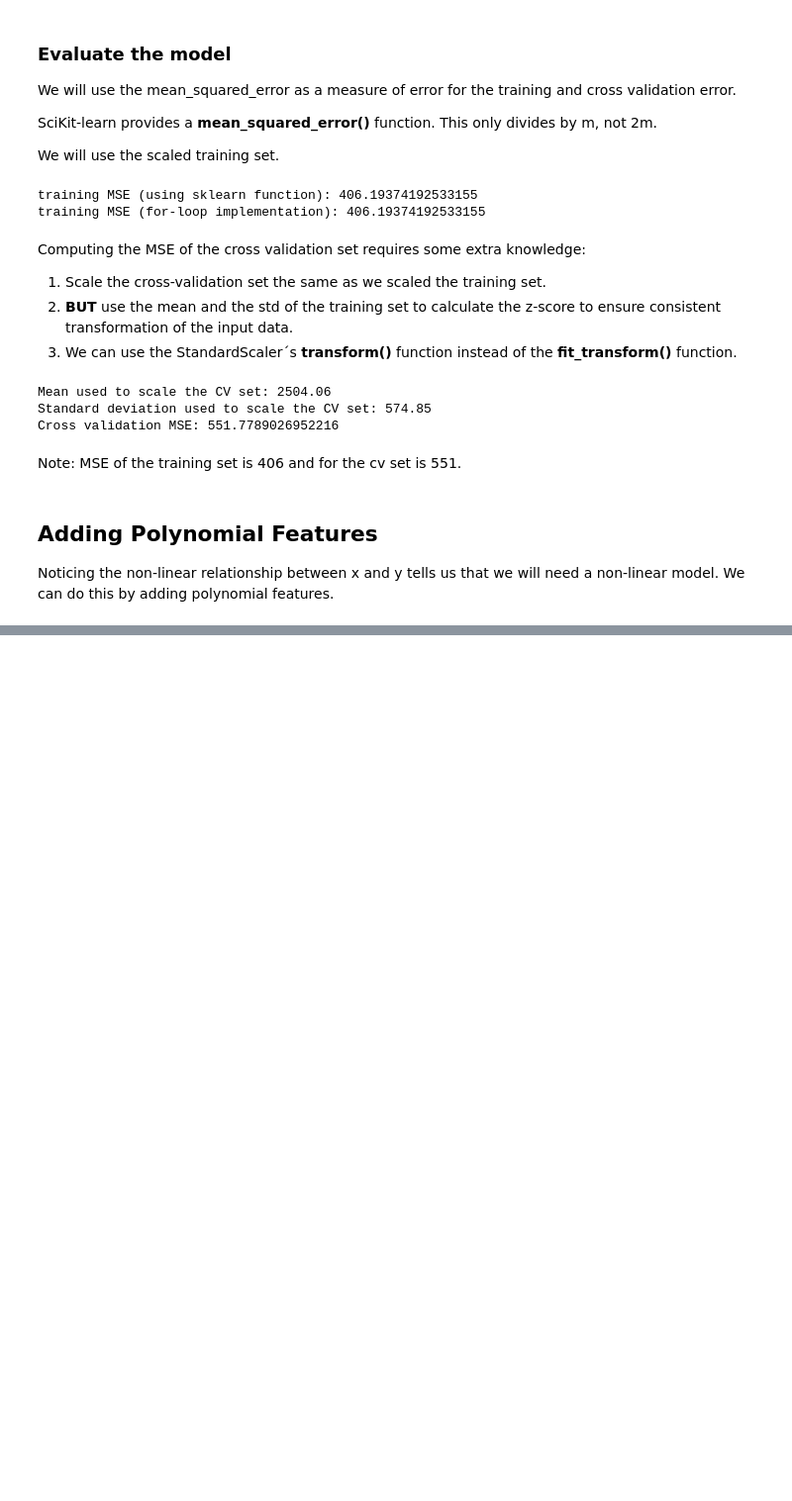
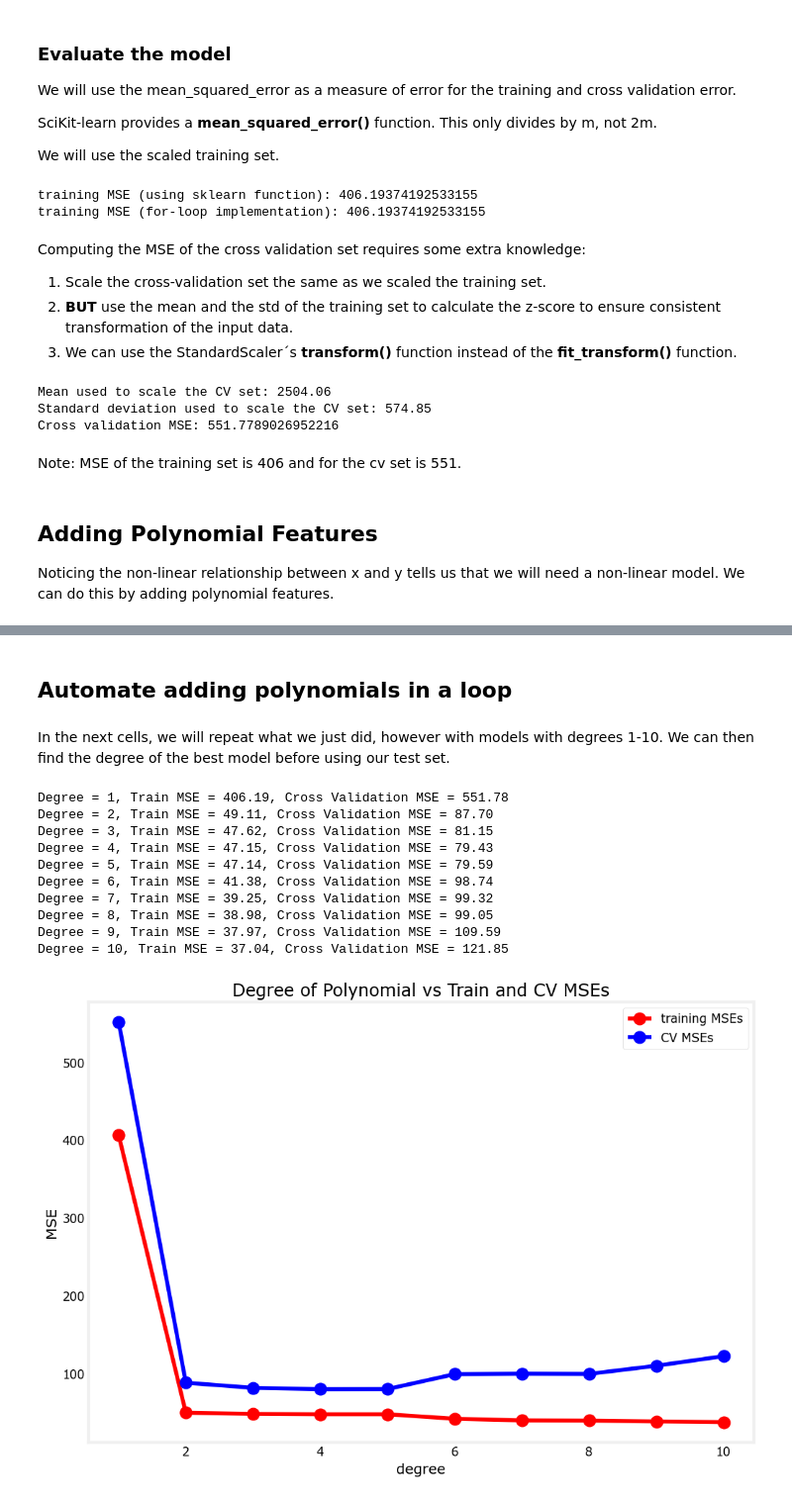
Before and after one commit to charlotteprobstel/Advanced-Learning-Algorithms, a Jupyter notebook: Week 3/Lab 8 - Model Evaluation and Selection.ipynb, the cells around one changed output, grey strips where cells are left out. Shown at 99% size. Saved outputs shown, nothing was run; the diff lists cells and outputs as text; code cells hidden in the pictures; blank space fills up the shorter version.

```diff
--- a/Week 3/Lab 8 - Model Evaluation and Selection.ipynb
+++ b/Week 3/Lab 8 - Model Evaluation and Selection.ipynb
@@ -189,0 +222,18 @@ Noticing the non-linear relationship between x and y tells us that we will need
+# %%
+# Train Model
+model = LinearRegression()
+model.fit(X_train_mapped_scaled, y_train)
+
+# Compute the training MSE
+yhat = model.predict(X_train_mapped_scaled)
+print(f"Training MSE: {mean_squared_error(y_train, yhat) / 2}")
+
+# Add the polynomial features to the cross validation set
+X_cv_mapped = poly.transform(x_cv)
+
+# Scale the cross validation set using the mean, std of the training set
+X_cv_mapped_scaled = scaler_poly.transform(X_cv_mapped)
+
+# Compute the cv MSE
+yhat = model.predict(X_cv_mapped_scaled)
+print(f"Cross validation MSE: {mean_squared_error(y_cv, yhat) / 2}")
@@ -189,0 +245,61 @@ Noticing the non-linear relationship between x and y tells us that we will need
+# %% [markdown]
+## Automate adding polynomials in a loop
+# %% [markdown]
+In the next cells, we will repeat what we just did, however with models with degrees 1-10. We can then find the degree of the best model before using our test set.
+# %%
+# Initiaise lists to save errors, models, feature transforms
+train_mses = []
+cv_mses = []
+models = []
+polys = []
+scalers = []
+
+# Loop 10 times, adding one degree higher than the previous model
+for degree in range(1,11):
+
+    # Add polynomial feature to the training set
+    poly = PolynomialFeatures(degree, include_bias = False)
+    X_train_mapped = poly.fit_transform(x_train)              # fit the model
+    polys.append(poly)                                        # store poly
+
+    # Scale the training set
+    scaler_poly = StandardScaler()
+    X_train_mapped_scaled = scaler_poly.fit_transform(X_train_mapped)
+    scalers.append(scaler_poly)
+
+    # Create and train the model
+    model = LinearRegression()
+    model.fit(X_train_mapped_scaled, y_train)
+    models.append(model)                                      # store model
+
+    # Compute the training MSE
+    yhat = model.predict(X_train_mapped_scaled)
+    train_mse = mean_squared_error(y_train, yhat) / 2
+    train_mses.append(train_mse)                              # store train mse
+
+    # Add polynomial feature and scale the cross validation set
+    X_cv_mapped = poly.transform(x_cv)
+    X_cv_mapped_scaled = scaler_poly.transform(X_cv_mapped)
+
+    # Compute the cross validation MSE
+    yhat = model.predict(X_cv_mapped_scaled)
+    cv_mse = mean_squared_error(y_cv, yhat) / 2
+    cv_mses.append(cv_mse)
+
+    print(f"Degree = {degree}, Train MSE = {train_mse:.2f}, Cross Validation MSE = {cv_mse:.2f}")
+
+# Plot result
+degrees = range(1,11)
+utils.plot_train_cv_mses(degrees, train_mses, cv_mses, title = "Degree of Polynomial vs Train and CV MSEs")
+# %% [output]
+Degree = 1, Train MSE = 406.19, Cross Validation MSE = 551.78
+Degree = 2, Train MSE = 49.11, Cross Validation MSE = 87.70
+Degree = 3, Train MSE = 47.62, Cross Validation MSE = 81.15
+Degree = 4, Train MSE = 47.15, Cross Validation MSE = 79.43
+Degree = 5, Train MSE = 47.14, Cross Validation MSE = 79.59
+Degree = 6, Train MSE = 41.38, Cross Validation MSE = 98.74
+Degree = 7, Train MSE = 39.25, Cross Validation MSE = 99.32
+Degree = 8, Train MSE = 38.98, Cross Validation MSE = 99.05
+Degree = 9, Train MSE = 37.97, Cross Validation MSE = 109.59
+Degree = 10, Train MSE = 37.04, Cross Validation MSE = 121.85
+[figure, added]
```
Also changed, not shown: parts of 31 cells of this notebook, 1 other file.
